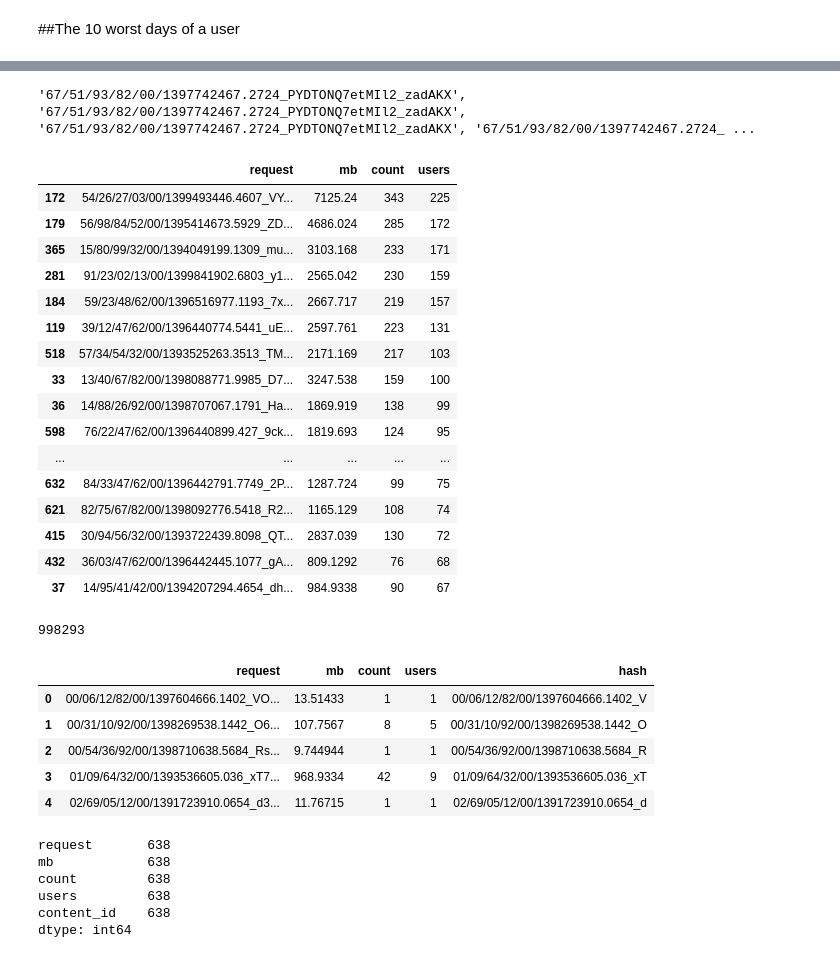
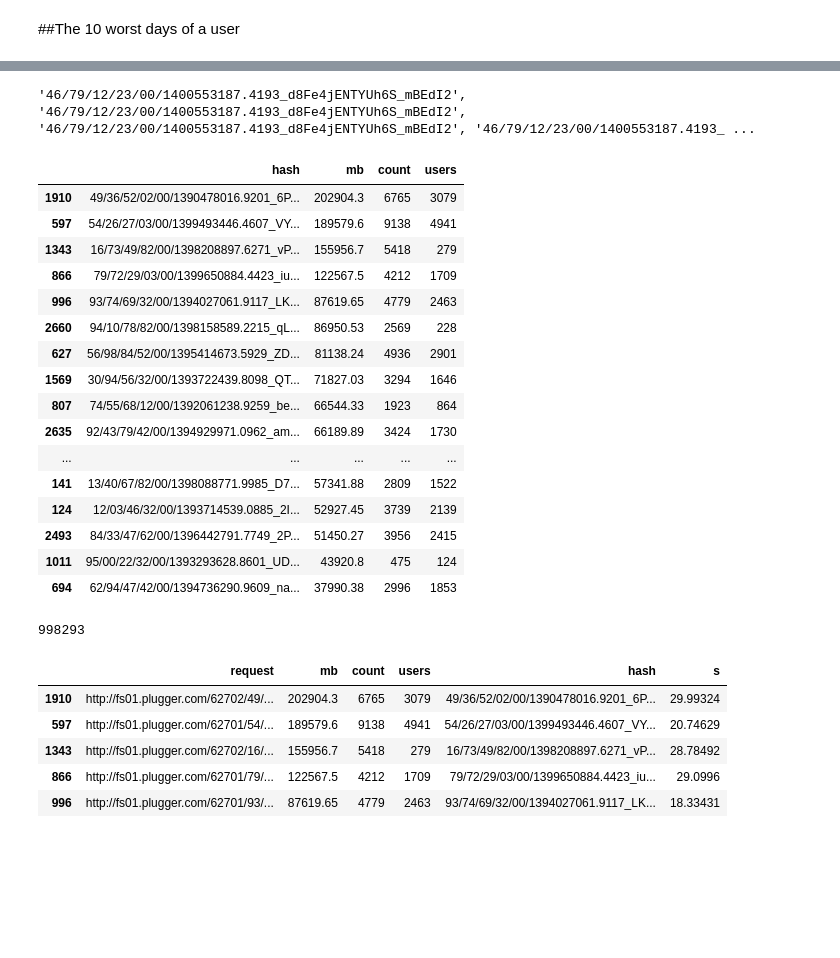
Before and after one commit to nicolasgo/_pmx, a Jupyter notebook: fraud-analysis-videos.ipynb, the cells around one changed output, grey strips where cells are left out. Drawn from its saved outputs; the diff is of its cells as text; code cells hidden in the pictures; blank space fills up the shorter version.

```diff
--- a/fraud-analysis-videos.ipynb
+++ b/fraud-analysis-videos.ipynb
@@ -356,7 +354,7 @@ stats_per_request = pd.concat(parts)
 # %%
 pd.set_option('display.max_colwidth',1000)
 stats_per_request.columns=['request','mb','count','users']#,'time']
-stats_per_request.request=stats_per_request.request.apply(lambda x: x.split(' ')[1].split('/3gp.3gp')[0][7:])
+stats_per_request['hash']=stats_per_request.request.apply(lambda x: x.split(' ')[1].split('/3gp.3gp')[0][7:])
 size=stats_per_request['mb']/stats_per_request['count']
-size
-#stats_per_request['size'] = np.round(size,3)
+#size
+stats_per_request['s'] = size
@@ -382,30 +362,30 @@ Length: 686, dtype: object
 stats_per_request=stats_per_request.reset_index().drop('index',1)
 top20r=stats_per_request.sort(['mb'],ascending=False).head(200)
 for req in top20r.request.head(20).values:
-
     print '\''+url[7:-8]+'\',',
 # %% [output]
-'67/51/93/82/00/1397742467.2724_PYDTONQ7etMIl2_zadAKX', '67/51/93/82/00/1397742467.2724_PYDTONQ7etMIl2_zadAKX', '67/51/93/82/00/1397742467.2724_PYDTONQ7etMIl2_zadAKX', '67/51/93/82/00/1397742467.2724_ ...
+'46/79/12/23/00/1400553187.4193_d8Fe4jENTYUh6S_mBEdI2', '46/79/12/23/00/1400553187.4193_d8Fe4jENTYUh6S_mBEdI2', '46/79/12/23/00/1400553187.4193_d8Fe4jENTYUh6S_mBEdI2', '46/79/12/23/00/1400553187.4193_ ...
 # %%
-stats_per_request.sort(['users'],ascending=False).head(20)
+stats_per_request.sort(['mb'],ascending=False,inplace=True)
+stats_per_request[['hash','mb','count','users']].head(20)
 # %% [output]
-|  | request | mb | count | users |
-| 172 | 54/26/27/03/00/1399493446.4607_VY... | 7125.24 | 343 | 225 |
-| 179 | 56/98/84/52/00/1395414673.5929_ZD... | 4686.024 | 285 | 172 |
-| 365 | 15/80/99/32/00/1394049199.1309_mu... | 3103.168 | 233 | 171 |
-| 281 | 91/23/02/13/00/1399841902.6803_y1... | 2565.042 | 230 | 159 |
-| 184 | 59/23/48/62/00/1396516977.1193_7x... | 2667.717 | 219 | 157 |
-| 119 | 39/12/47/62/00/1396440774.5441_uE... | 2597.761 | 223 | 131 |
-| 518 | 57/34/54/32/00/1393525263.3513_TM... | 2171.169 | 217 | 103 |
-| 33 | 13/40/67/82/00/1398088771.9985_D7... | 3247.538 | 159 | 100 |
-| 36 | 14/88/26/92/00/1398707067.1791_Ha... | 1869.919 | 138 | 99 |
-| 598 | 76/22/47/62/00/1396440899.427_9ck... | 1819.693 | 124 | 95 |
+|  | hash | mb | count | users |
+| 1910 | 49/36/52/02/00/1390478016.9201_6P... | 202904.3 | 6765 | 3079 |
+| 597 | 54/26/27/03/00/1399493446.4607_VY... | 189579.6 | 9138 | 4941 |
+| 1343 | 16/73/49/82/00/1398208897.6271_vP... | 155956.7 | 5418 | 279 |
+| 866 | 79/72/29/03/00/1399650884.4423_iu... | 122567.5 | 4212 | 1709 |
+| 996 | 93/74/69/32/00/1394027061.9117_LK... | 87619.65 | 4779 | 2463 |
+| 2660 | 94/10/78/82/00/1398158589.2215_qL... | 86950.53 | 2569 | 228 |
+| 627 | 56/98/84/52/00/1395414673.5929_ZD... | 81138.24 | 4936 | 2901 |
+| 1569 | 30/94/56/32/00/1393722439.8098_QT... | 71827.03 | 3294 | 1646 |
+| 807 | 74/55/68/12/00/1392061238.9259_be... | 66544.33 | 1923 | 864 |
+| 2635 | 92/43/79/42/00/1394929971.0962_am... | 66189.89 | 3424 | 1730 |
 | ... | ... | ... | ... | ... |
-| 632 | 84/33/47/62/00/1396442791.7749_2P... | 1287.724 | 99 | 75 |
-| 621 | 82/75/67/82/00/1398092776.5418_R2... | 1165.129 | 108 | 74 |
-| 415 | 30/94/56/32/00/1393722439.8098_QT... | 2837.039 | 130 | 72 |
-| 432 | 36/03/47/62/00/1396442445.1077_gA... | 809.1292 | 76 | 68 |
-| 37 | 14/95/41/42/00/1394207294.4654_dh... | 984.9338 | 90 | 67 |
+| 141 | 13/40/67/82/00/1398088771.9985_D7... | 57341.88 | 2809 | 1522 |
+| 124 | 12/03/46/32/00/1393714539.0885_2I... | 52927.45 | 3739 | 2139 |
+| 2493 | 84/33/47/62/00/1396442791.7749_2P... | 51450.27 | 3956 | 2415 |
+| 1011 | 95/00/22/32/00/1393293628.8601_UD... | 43920.8 | 475 | 124 |
+| 694 | 62/94/47/42/00/1394736290.9609_na... | 37990.38 | 2996 | 1853 |
 # %%
 zzcontent_fn=_rootdir+'data/zzcontent'
 #!head {zzcontent_fn}
@@ -427,25 +407,19 @@ except:
 # %% [output]
 998293
 # %%
+root='http://fs01.plugger.com'
 lo=len('68/23/30/00/00/1293842970_3eso9f')
-stats_per_request['hash']=stats_per_request.request.apply(lambda x: x[:32])
+
 #stats_per_request.set_index('hash',inplace=True)
+
+stats_per_request['request']=stats_per_request.request.apply(lambda x: root+x.split(' ')[1])
+
+
 stats_per_request.head()
 # %% [output]
-|  | request | mb | count | users | hash |
-| 0 | 00/06/12/82/00/1397604666.1402_VO... | 13.51433 | 1 | 1 | 00/06/12/82/00/1397604666.1402_V |
-| 1 | 00/31/10/92/00/1398269538.1442_O6... | 107.7567 | 8 | 5 | 00/31/10/92/00/1398269538.1442_O |
-| 2 | 00/54/36/92/00/1398710638.5684_Rs... | 9.744944 | 1 | 1 | 00/54/36/92/00/1398710638.5684_R |
-| 3 | 01/09/64/32/00/1393536605.036_xT7... | 968.9334 | 42 | 9 | 01/09/64/32/00/1393536605.036_xT |
-| 4 | 02/69/05/12/00/1391723910.0654_d3... | 11.76715 | 1 | 1 | 02/69/05/12/00/1391723910.0654_d |
+|  | request | mb | count | users | hash | s |
+| 1910 | http://fs01.plugger.com/62702/49/... | 202904.3 | 6765 | 3079 | 49/36/52/02/00/1390478016.9201_6P... | 29.99324 |
+| 597 | http://fs01.plugger.com/62701/54/... | 189579.6 | 9138 | 4941 | 54/26/27/03/00/1399493446.4607_VY... | 20.74629 |
+| 1343 | http://fs01.plugger.com/62702/16/... | 155956.7 | 5418 | 279 | 16/73/49/82/00/1398208897.6271_vP... | 28.78492 |
+| 866 | http://fs01.plugger.com/62701/79/... | 122567.5 | 4212 | 1709 | 79/72/29/03/00/1399650884.4423_iu... | 29.0996 |
+| 996 | http://fs01.plugger.com/62701/93/... | 87619.65 | 4779 | 2463 | 93/74/69/32/00/1394027061.9117_LK... | 18.33431 |
-# %%
-m=df_content[['hash','content_id']].dropna()
-report=stats_per_request.sort(['mb'],ascending=False).merge(m).drop('hash',1)#, left_index=True,right_index=True)
-report.count()
-# %% [output]
-request       638
-mb            638
-count         638
-users         638
-content_id    638
-dtype: int64
```
Also changed, not shown: parts of 50 cells of this notebook.
